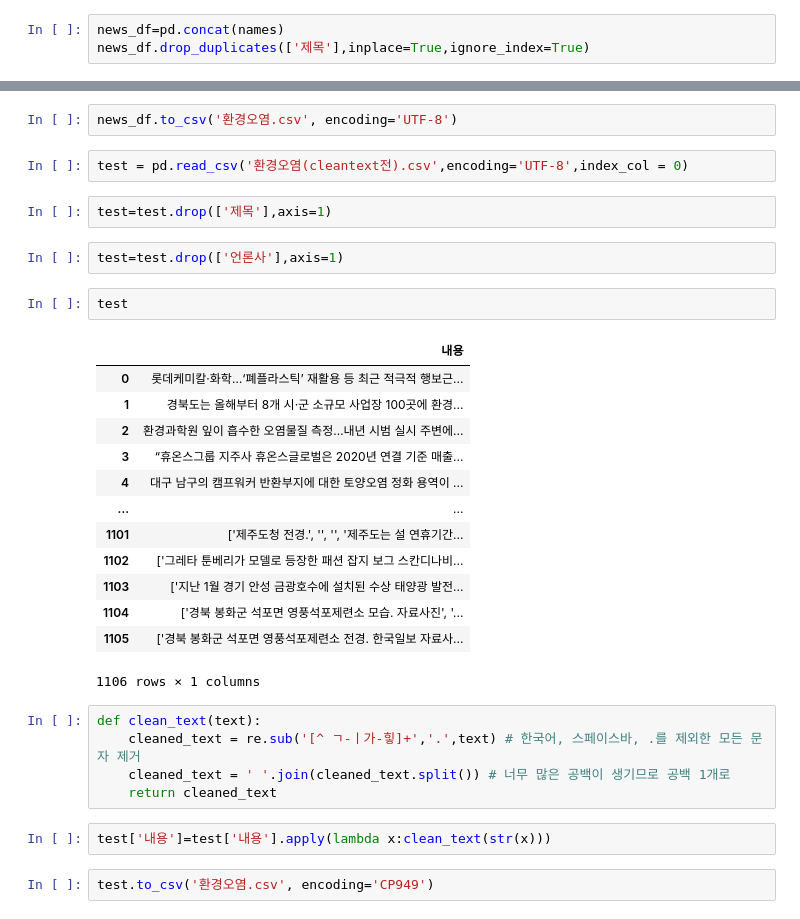
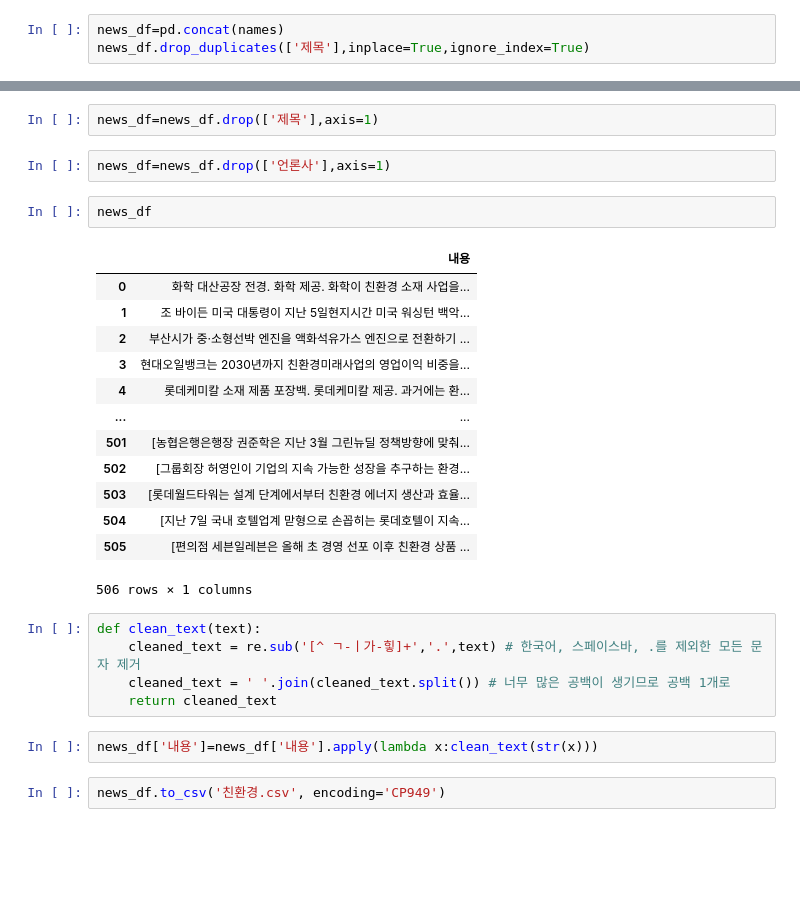
Before and after one commit to Data-campus-SloganAnalysis/crawler, a Jupyter notebook: 박채희/crawler/naver dailynews crawler.ipynb, the cells around one changed output, grey strips where cells are left out. Drawn from its saved outputs; the diff is of its cells as text; blank space fills up the shorter version.

```diff
--- a/박채희/crawler/naver dailynews crawler.ipynb
+++ b/박채희/crawler/naver dailynews crawler.ipynb
@@ -999,33 +1042,29 @@ news_df
-# %%
-news_df.to_csv('환경오염.csv', encoding='UTF-8')
-# %%
-test = pd.read_csv('환경오염(cleantext전).csv',encoding='UTF-8',index_col = 0)
 # %%
-test=test.drop(['제목'],axis=1)
+news_df=news_df.drop(['제목'],axis=1)
 # %%
-test=test.drop(['언론사'],axis=1)
+news_df=news_df.drop(['언론사'],axis=1)
-# %%
-test
-# %% [output]
-|  | 내용 |
-| 0 | 롯데케미칼·화학…‘폐플라스틱’ 재활용 등 최근 적극적 행보근... |
-| 1 | 경북도는 올해부터 8개 시·군 소규모 사업장 100곳에 환경... |
-| 2 | 환경과학원 잎이 흡수한 오염물질 측정…내년 시범 실시 주변에... |
-| 3 | “휴온스그룹 지주사 휴온스글로벌은 2020년 연결 기준 매출... |
-| 4 | 대구 남구의 캠프워커 반환부지에 대한 토양오염 정화 용역이 ... |
-| ... | ... |
-| 1101 | ['제주도청 전경.', '', '', '제주도는 설 연휴기간... |
-| 1102 | ['그레타 툰베리가 모델로 등장한 패션 잡지 보그 스칸디나비... |
-| 1103 | ['지난 1월 경기 안성 금광호수에 설치된 수상 태양광 발전... |
-| 1104 | ['경북 봉화군 석포면 영풍석포제련소 모습. 자료사진', '... |
-| 1105 | ['경북 봉화군 석포면 영풍석포제련소 전경. 한국일보 자료사... |
-1106 rows × 1 columns
+# %%
+news_df
+# %% [output]
+|  | 내용 |
+| 0 | 화학 대산공장 전경. 화학 제공. 화학이 친환경 소재 사업을... |
+| 1 | 조 바이든 미국 대통령이 지난 5일현지시간 미국 워싱턴 백악... |
+| 2 | 부산시가 중·소형선박 엔진을 액화석유가스 엔진으로 전환하기 ... |
+| 3 | 현대오일뱅크는 2030년까지 친환경미래사업의 영업이익 비중을... |
+| 4 | 롯데케미칼 소재 제품 포장백. 롯데케미칼 제공. 과거에는 환... |
+| ... | ... |
+| 501 | [농협은행은행장 권준학은 지난 3월 그린뉴딜 정책방향에 맞춰... |
+| 502 | [그룹회장 허영인이 기업의 지속 가능한 성장을 추구하는 환경... |
+| 503 | [롯데월드타워는 설계 단계에서부터 친환경 에너지 생산과 효율... |
+| 504 | [지난 7일 국내 호텔업계 맏형으로 손꼽히는 롯데호텔이 지속... |
+| 505 | [편의점 세븐일레븐은 올해 초 경영 선포 이후 친환경 상품 ... |
+506 rows × 1 columns
 # %%
 def clean_text(text):
     cleaned_text = re.sub('[^ ㄱ-ㅣ가-힣]+','.',text) # 한국어, 스페이스바, .를 제외한 모든 문자 제거
     cleaned_text = ' '.join(cleaned_text.split()) # 너무 많은 공백이 생기므로 공백 1개로
     return cleaned_text
 # %%
-test['내용']=test['내용'].apply(lambda x:clean_text(str(x)))
+news_df['내용']=news_df['내용'].apply(lambda x:clean_text(str(x)))
 # %%
-test.to_csv('환경오염.csv', encoding='CP949')
+news_df.to_csv('친환경.csv', encoding='CP949')
```
Also changed, not shown: parts of 10 cells of this notebook, 2 other files.
